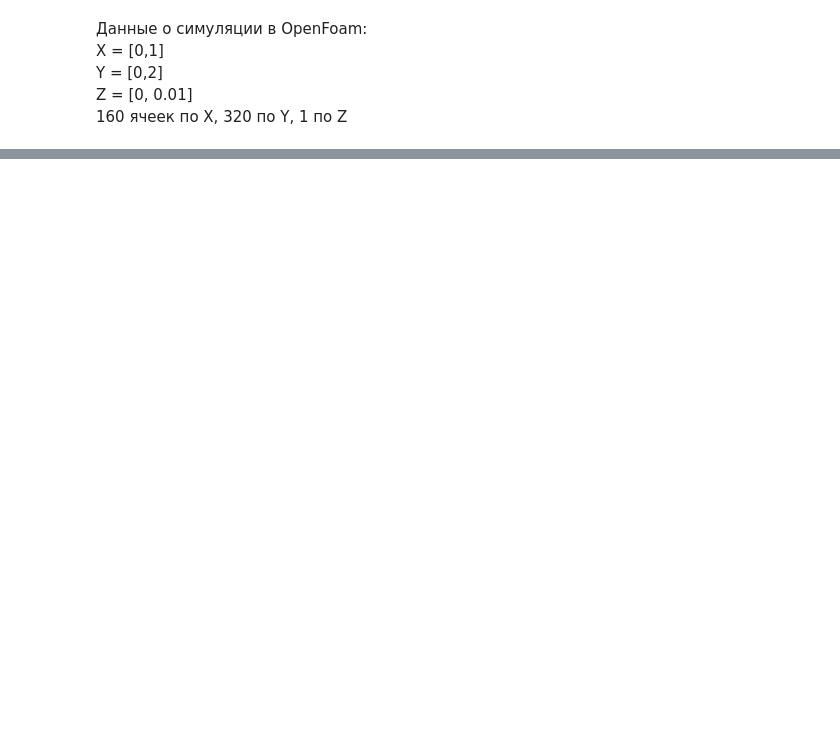
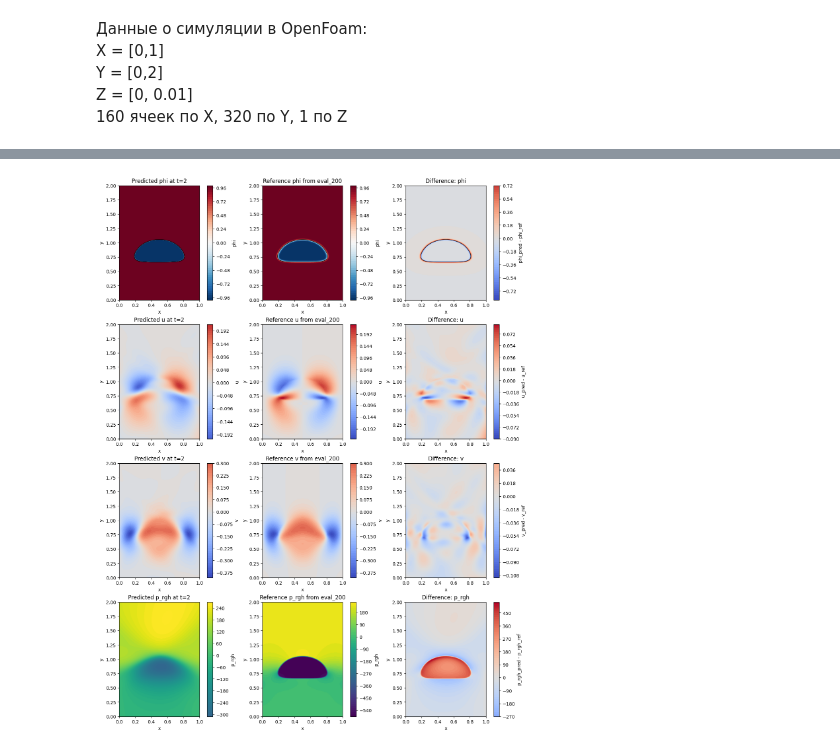
Before and after one commit to 6MIL9/diploma, a Jupyter notebook: Diploma.ipynb, the cells around one changed output, grey strips where cells are left out. Cells and saved outputs as stored; diff of their text form; code cells hidden in the pictures; blank space fills up the shorter version.

```diff
--- a/Diploma.ipynb
+++ b/Diploma.ipynb
@@ -349,0 +378,7 @@ plot_eval_fields(model, t_val=2, s_eval=cfg.s_pretrain)
+# %%
+model = build_model()
+path = "checkpoints_uvp/full_state/full_epoch_0100.pt"
+load_checkpoint_weights(model, PRETRAIN_CKPT_PATH)
+plot_eval_fields(model, t_val=2, s_eval=cfg.s_full_end, include_pressure=True)
+# %% [output]
+[figure, added]
```
Also changed, not shown: parts of 13 cells of this notebook, 43 other files.
